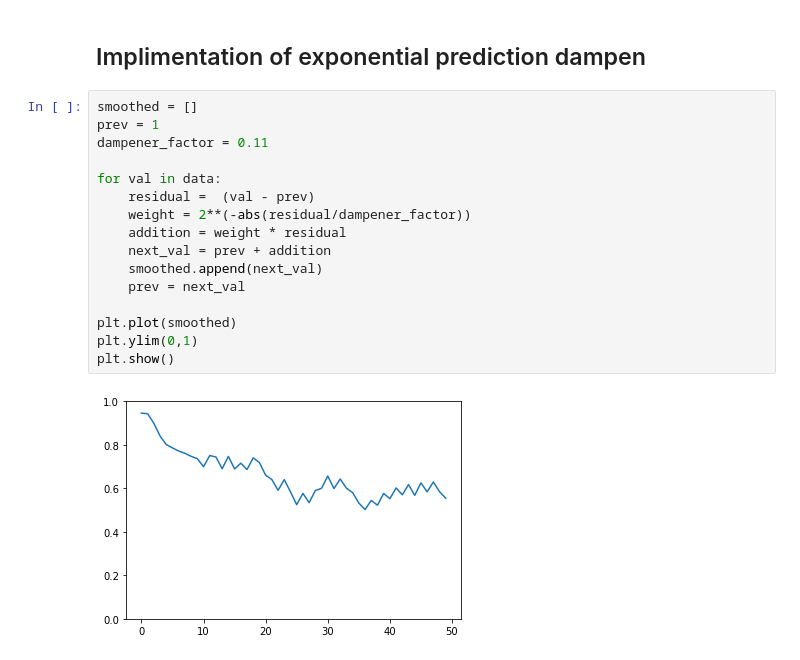
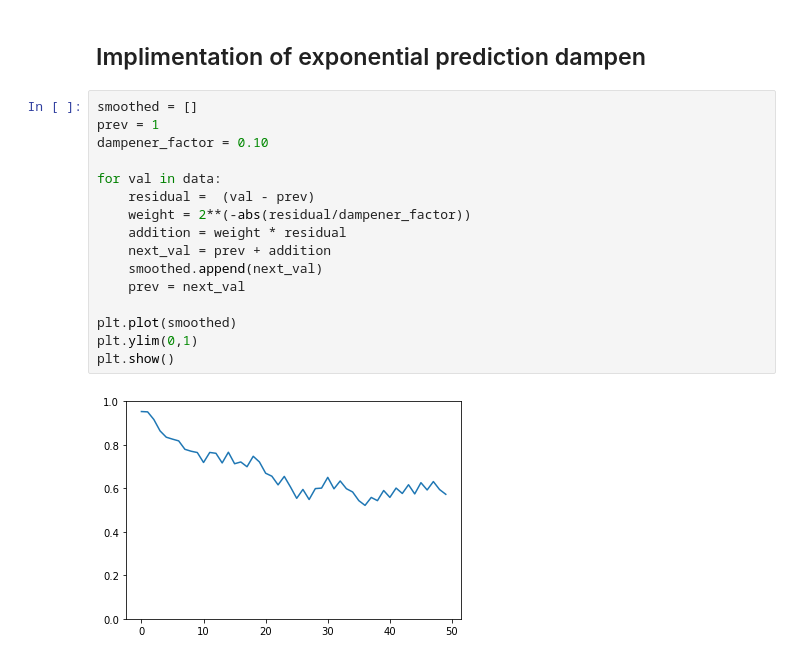
Before and after one commit to ZackAkil/robo-videographer-app, a Jupyter notebook: misc/Dampend prediction volitility.ipynb, the cells around one changed output. Cells and saved outputs as stored; diff of their text form.

```diff
--- a/misc/Dampend prediction volitility.ipynb
+++ b/misc/Dampend prediction volitility.ipynb
@@ -80,18 +81,18 @@ plt.show()
 # %%
 smoothed = []
 prev = 1
-dampener_factor = 0.11
+dampener_factor = 0.10
 
 for val in data:
     residual =  (val - prev)
     weight = 2**(-abs(residual/dampener_factor))
     addition = weight * residual
     next_val = prev + addition
     smoothed.append(next_val)
     prev = next_val
 
 plt.plot(smoothed)
 plt.ylim(0,1)
 plt.show()
 # %% [output]
-[figure, old version]
+[figure, new version]
```
Also changed, not shown: parts of 1 cell of this notebook, 1 other file.
